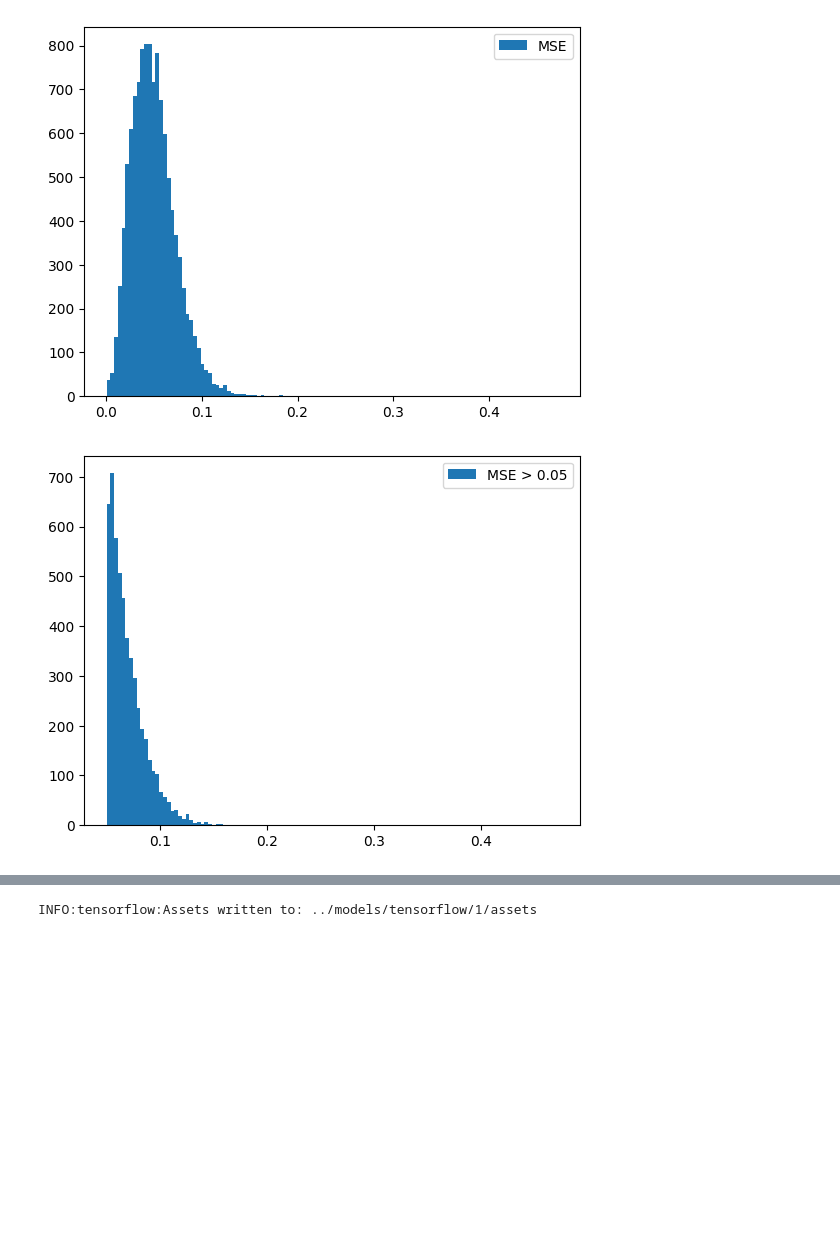
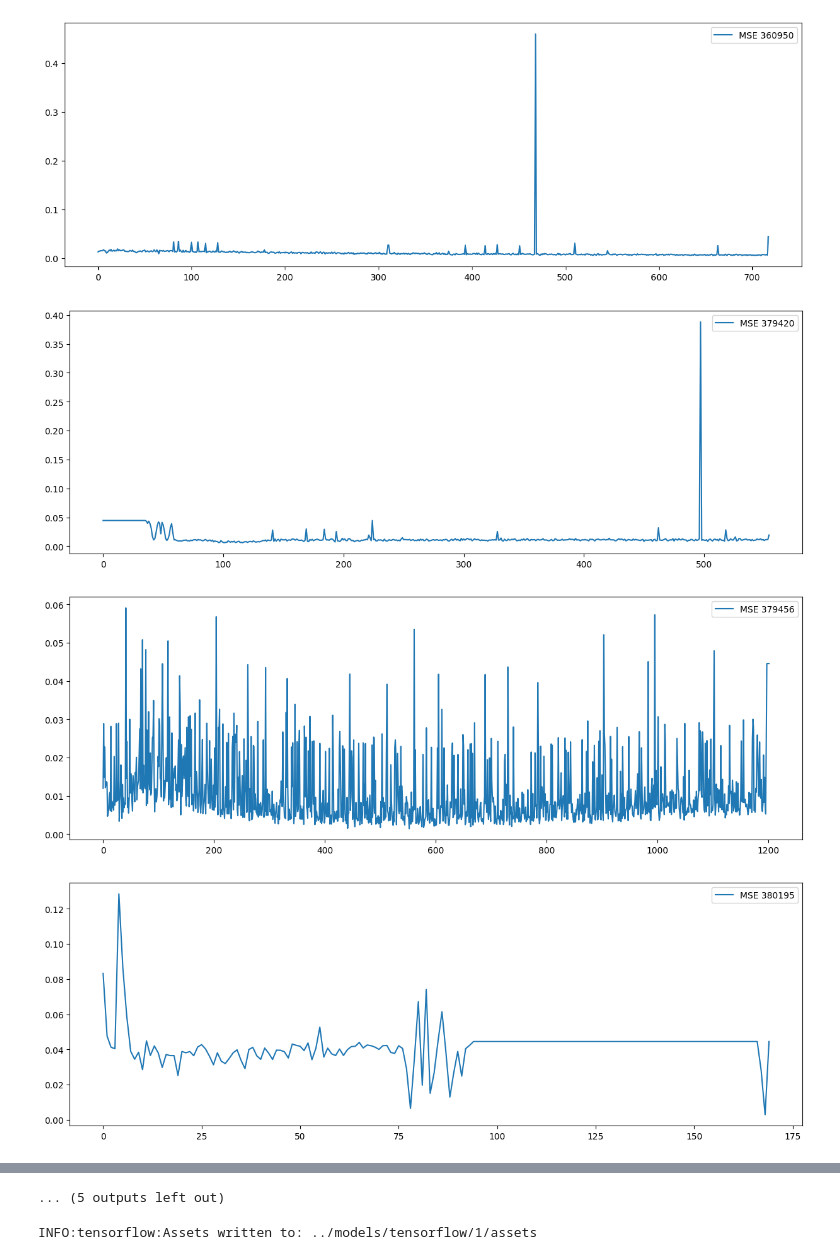
Before and after one commit to gabrielmscampos/ml_examples, a Jupyter notebook: notebooks/tensorflow.ipynb, the cells around one changed output, grey strips where cells are left out. Saved outputs shown, nothing was run; the diff lists cells and outputs as text; code cells hidden in the pictures; blank space fills up the shorter version.

```diff
--- a/notebooks/tensorflow.ipynb
+++ b/notebooks/tensorflow.ipynb
@@ -170,3 +153,0 @@ Model: "functional_1"
-# %%
-mse = ae.stripped_model.predict(train_data)
-mse
@@ -177,13 +154,16 @@ array([0.0428617 , 0.0456485 , 0.05821399, ..., 0.06509341, 0.02641467,
-# %%
-plt.hist(mse, bins=120, label="MSE")
-plt.legend()
-plt.show()
-plt.close()
-
-plt.hist(mse[mse > 0.05], bins=120, label="MSE > 0.05")
-plt.legend()
-plt.show()
-plt.close()
-# %% [output]
-[figure, removed]
-[figure, removed]
+# %%
+for run_number in np.unique(run_arr):
+    test_data = data_arr[run_arr == run_number]
+    # mse = ae.inference_model.predict(test_data)  # This will automatically batch input data and then predict
+    mse = ae.inference_model.predict_on_batch(test_data)  # This will not batch input data
+
+    plt.figure(figsize=(15, 5))
+    plt.plot(range(mse.shape[0]), mse, label=f"MSE {run_number}")
+    plt.legend()
+    plt.show()
+    plt.close()
+# %% [output]
+[figure, added]
+[figure, added]
+[figure, added]
+[figure, added]
@@ -190,3 +178,4 @@ plt.close()
+... (5 outputs left out)
 # %%
 os.makedirs("../models/tensorflow", exist_ok=True)
 
```
Also changed, not shown: parts of 14 cells of this notebook.
